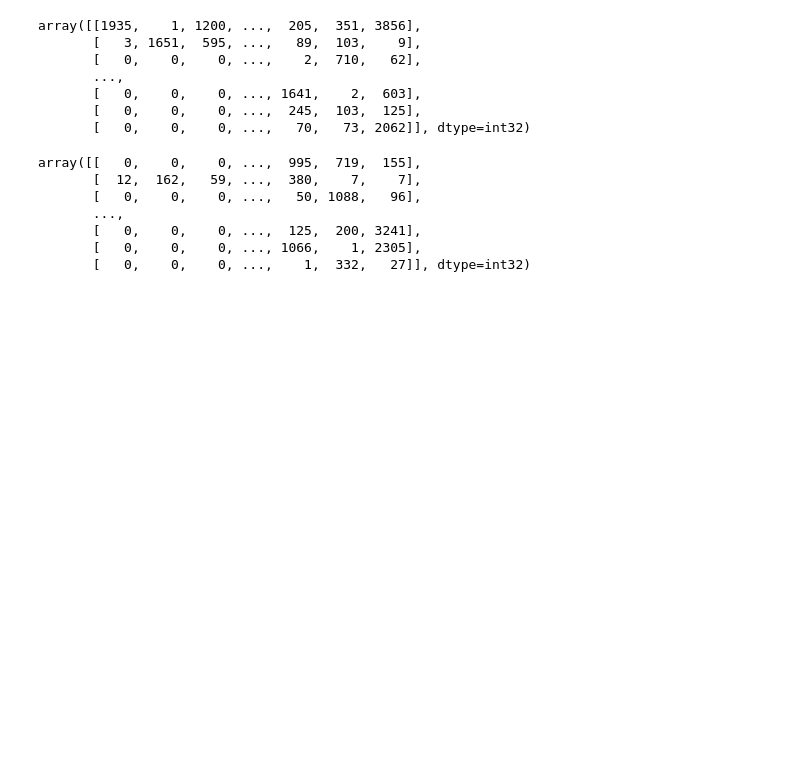
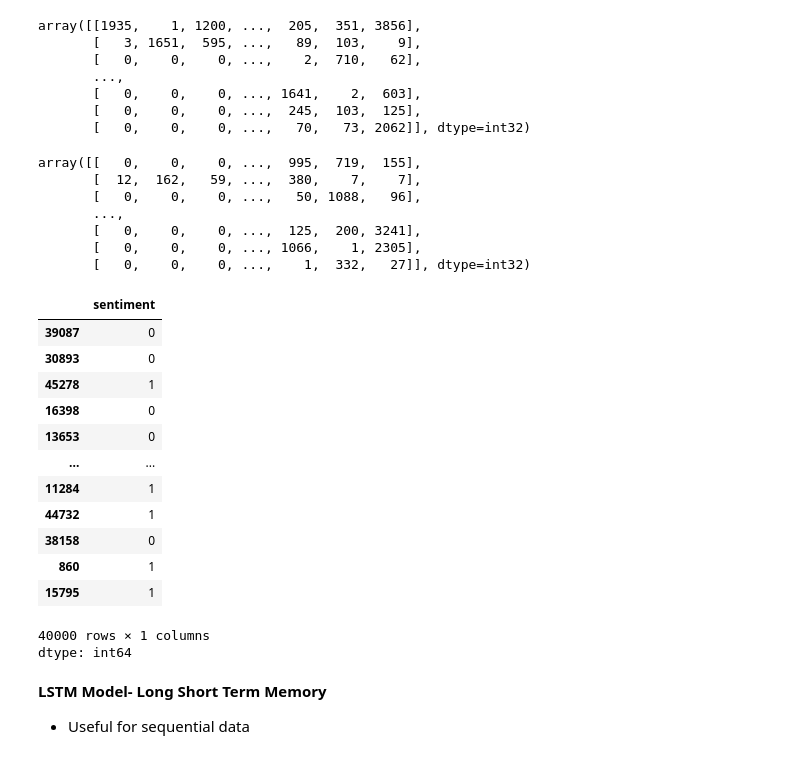
Before and after one commit to atif0911/AIML, a Jupyter notebook: MiniProjects/SentimentAnalysis/IMDBSentimentAnalysis.ipynb, the cells around one changed output. Saved outputs shown, nothing was run; the diff lists cells and outputs as text; code cells hidden in the pictures; blank space fills up the shorter version.

Commit message:
MiniProjects for Machine Learning Number 3-Model Training

```diff
--- a/MiniProjects/SentimentAnalysis/IMDBSentimentAnalysis.ipynb
+++ b/MiniProjects/SentimentAnalysis/IMDBSentimentAnalysis.ipynb
@@ -144,3 +137,23 @@ array([[   0,    0,    0, ...,  995,  719,  155],
 # %%
 y_train=train_data['sentiment']
 y_test=test_data['sentiment']
+# %%
+y_train
+# %% [output]
+|  | sentiment |
+| 39087 | 0 |
+| 30893 | 0 |
+| 45278 | 1 |
+| 16398 | 0 |
+| 13653 | 0 |
+| ... | ... |
+| 11284 | 1 |
+| 44732 | 1 |
+| 38158 | 0 |
+| 860 | 1 |
+| 15795 | 1 |
+40000 rows × 1 columns
+dtype: int64
+# %% [markdown]
+**LSTM Model- Long Short Term Memory**
+- Useful for sequential data
```
Also changed, not shown: parts of 14 cells of this notebook.
